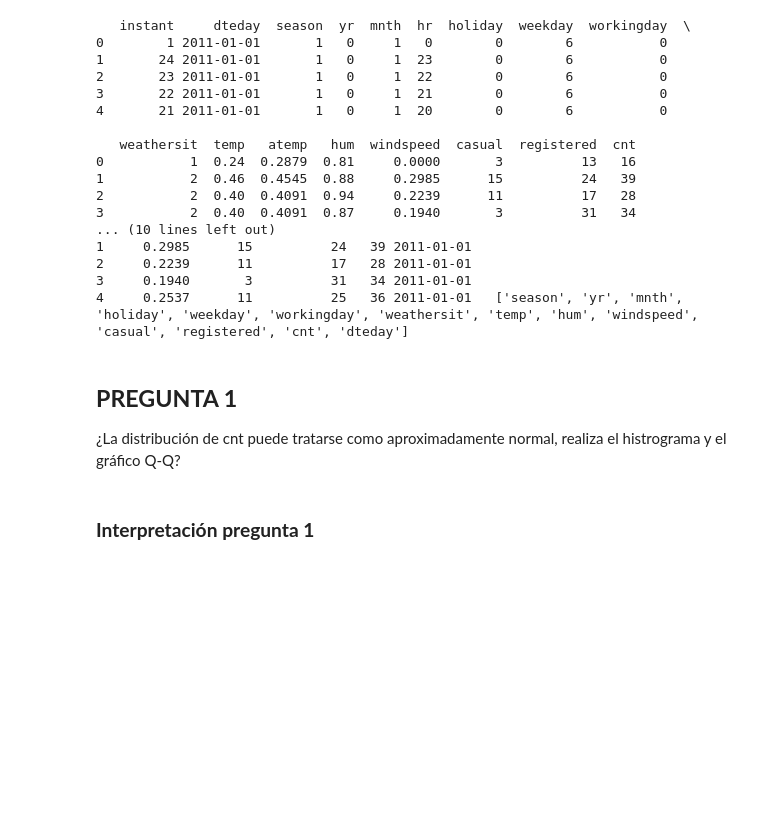
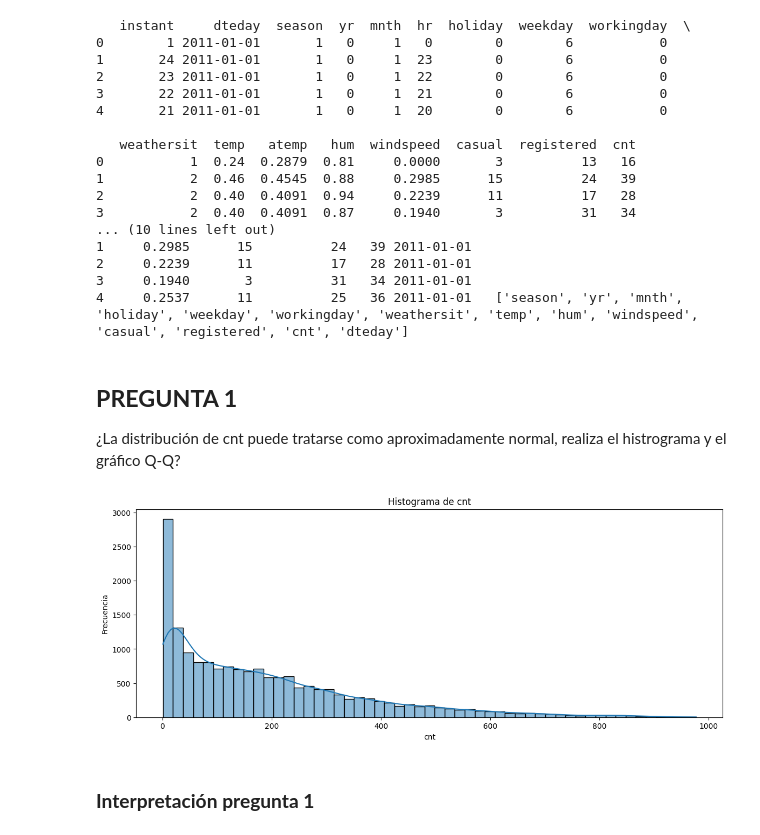
Before and after one commit to AndresJaramillo12/Bici-al-Trabajo-2026, a Jupyter notebook: Jaramillo_Andres_Vega_Carolina_Morales_Nicolas.ipynb, the cells around one changed output. Cells and saved outputs as stored; diff of their text form; code cells hidden in the pictures; blank space fills up the shorter version.

```diff
--- a/Jaramillo_Andres_Vega_Carolina_Morales_Nicolas.ipynb
+++ b/Jaramillo_Andres_Vega_Carolina_Morales_Nicolas.ipynb
@@ -143,6 +144,13 @@ print(df.head(), df.columns.tolist())
 # %%
 # 1. Visualización
 plt.figure(figsize=(14, 5))
+sns.histplot(df['cnt'], kde=True)
+plt.title('Histograma de cnt')
+plt.xlabel('cnt')
+plt.ylabel('Frecuencia')
+plt.show()
+# %% [output]
+[figure, added]
 # %% [markdown]
 ### **Interpretación pregunta 1**
 # %% [markdown]
```
Also changed, not shown: parts of 1 cell of this notebook.
